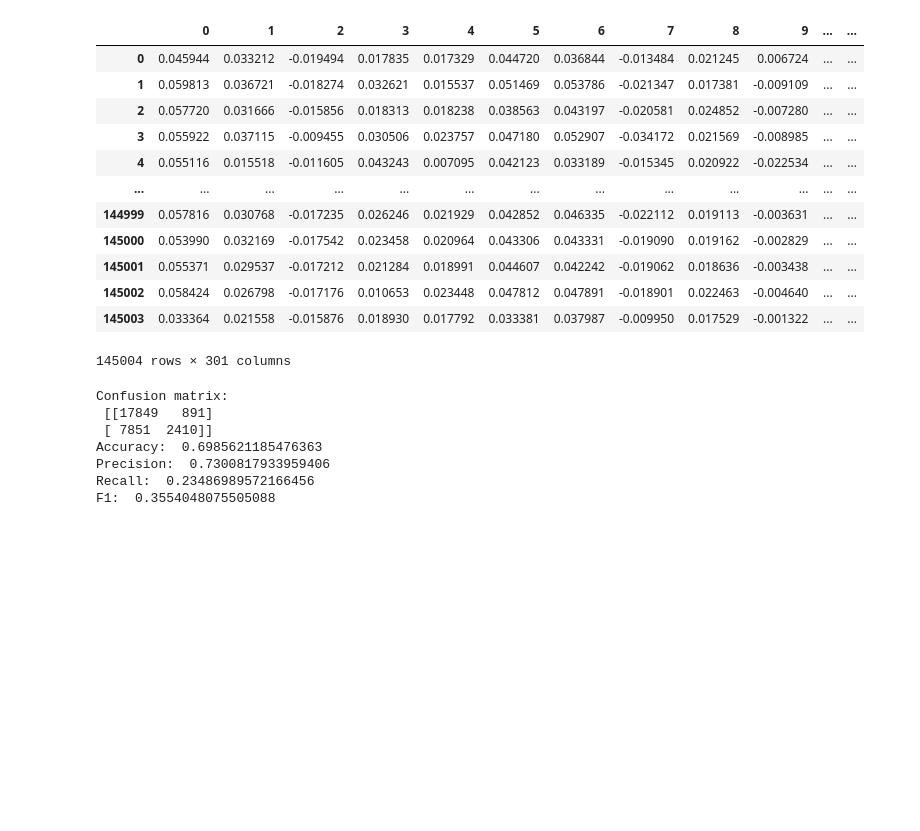
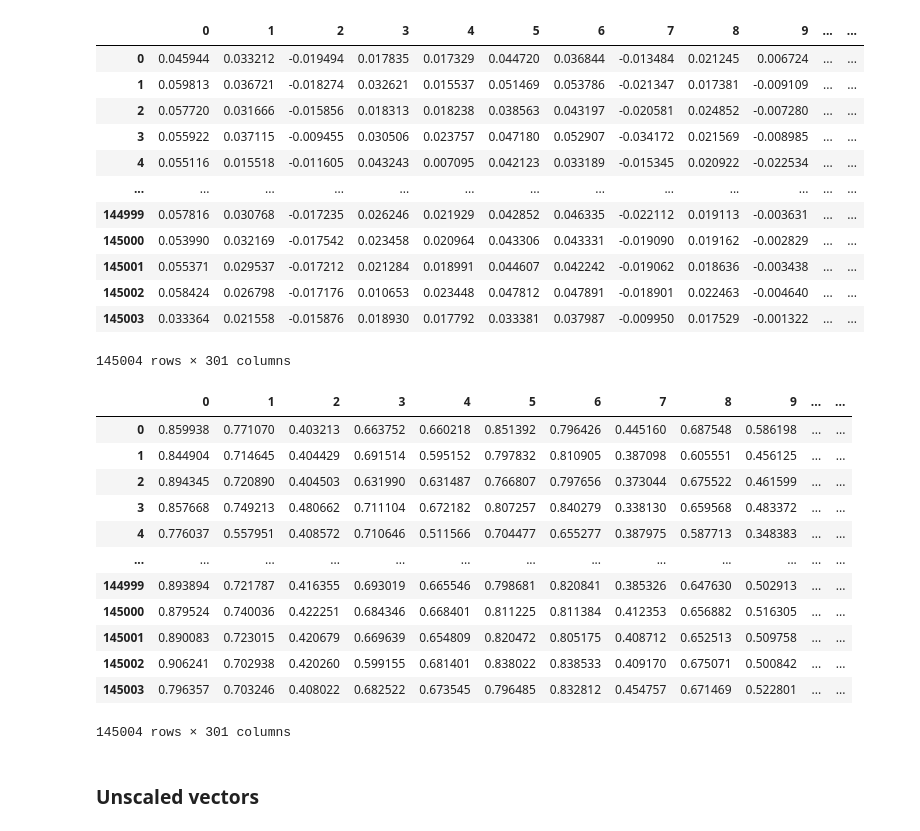
Before and after one commit to Oleksandra2020/propaganda_detection, a Jupyter notebook: propaganda_classifier.ipynb, the cells around one changed output. Drawn from its saved outputs; the diff is of its cells as text; code cells hidden in the pictures; blank space fills up the shorter version.

```diff
--- a/propaganda_classifier.ipynb
+++ b/propaganda_classifier.ipynb
@@ -41,7 +43,9 @@ strana.head()
 # %%
 true_vectors = []
 false_vectors = []
-
+scaled_true_vectors = []
+scaled_false_vectors = []
+scaler = MinMaxScaler()
 # df = pd.DataFrame()
 
 for i, news in enumerate(true_news):
@@ -62,15 +66,18 @@ for i, news in enumerate(true_news):
             if pd.isna(t[1]["Article"]):
                 continue
             true_vector = model.get_sentence_vector(t[1]["Article"])
+
+        scaled_true_vector = scaler.fit_transform(true_vector.reshape(-1, 1))
+        scaled_true_vectors.append(scaled_true_vector.squeeze(1))
         true_vectors.append(true_vector)
+
 
 for i, news in enumerate(prop_news):
     false_content = pd.read_csv(dr + news, delimiter="\t")
     for f in false_content.iterrows():
         false_vector = model.get_sentence_vector(f[1]["Article"])
+        scaled_false_vectors.append(scaler.fit_transform(false_vector.reshape(-1, 1)).squeeze(1))
         false_vectors.append(false_vector)
-
-# df
 # %%
 len(true_vectors), len(false_vectors)
 # %% [output]
@@ -93,6 +100,24 @@ df
 | 145002 | 0.058424 | 0.026798 | -0.017176 | 0.010653 | 0.023448 | 0.047812 | 0.047891 | -0.018901 | 0.022463 | -0.004640 | ... | ... |
 | 145003 | 0.033364 | 0.021558 | -0.015876 | 0.018930 | 0.017792 | 0.033381 | 0.037987 | -0.009950 | 0.017529 | -0.001322 | ... | ... |
 145004 rows × 301 columns
+# %%
+scaled_df = pd.DataFrame(scaled_true_vectors + scaled_false_vectors)
+scaled_df['y'] = [0]*len(scaled_true_vectors) + [1]*len(scaled_false_vectors)
+scaled_df
+# %% [output]
+|  | 0 | 1 | 2 | 3 | 4 | 5 | 6 | 7 | 8 | 9 | ... | ... |
+| 0 | 0.859938 | 0.771070 | 0.403213 | 0.663752 | 0.660218 | 0.851392 | 0.796426 | 0.445160 | 0.687548 | 0.586198 | ... | ... |
+| 1 | 0.844904 | 0.714645 | 0.404429 | 0.691514 | 0.595152 | 0.797832 | 0.810905 | 0.387098 | 0.605551 | 0.456125 | ... | ... |
+| 2 | 0.894345 | 0.720890 | 0.404503 | 0.631990 | 0.631487 | 0.766807 | 0.797656 | 0.373044 | 0.675522 | 0.461599 | ... | ... |
+| 3 | 0.857668 | 0.749213 | 0.480662 | 0.711104 | 0.672182 | 0.807257 | 0.840279 | 0.338130 | 0.659568 | 0.483372 | ... | ... |
+| 4 | 0.776037 | 0.557951 | 0.408572 | 0.710646 | 0.511566 | 0.704477 | 0.655277 | 0.387975 | 0.587713 | 0.348383 | ... | ... |
+| ... | ... | ... | ... | ... | ... | ... | ... | ... | ... | ... | ... | ... |
+| 144999 | 0.893894 | 0.721787 | 0.416355 | 0.693019 | 0.665546 | 0.798681 | 0.820841 | 0.385326 | 0.647630 | 0.502913 | ... | ... |
+| 145000 | 0.879524 | 0.740036 | 0.422251 | 0.684346 | 0.668401 | 0.811225 | 0.811384 | 0.412353 | 0.656882 | 0.516305 | ... | ... |
+| 145001 | 0.890083 | 0.723015 | 0.420679 | 0.669639 | 0.654809 | 0.820472 | 0.805175 | 0.408712 | 0.652513 | 0.509758 | ... | ... |
+| 145002 | 0.906241 | 0.702938 | 0.420260 | 0.599155 | 0.681401 | 0.838022 | 0.838533 | 0.409170 | 0.675071 | 0.500842 | ... | ... |
+| 145003 | 0.796357 | 0.703246 | 0.408022 | 0.682522 | 0.673545 | 0.796485 | 0.832812 | 0.454757 | 0.671469 | 0.522801 | ... | ... |
+145004 rows × 301 columns
 # %%
 X, y = df.iloc[:, :-1], df['y']
 
@@ -112,14 +148,2 @@ f1 = f1_score(prediction, y, zero_division=0)
-# %%
-print("Confusion matrix:\n", conf)
-print("Accuracy: ", acc)
-print("Precision: ", precision)
-print("Recall: ", recall)
-print("F1: ", f1)
-# %% [output]
-Confusion matrix:
- [[17849   891]
- [ 7851  2410]]
-Accuracy:  0.6985621185476363
-Precision:  0.7300817933959406
-Recall:  0.23486989572166456
-F1:  0.3554048075505088
+# %% [markdown]
+### Unscaled vectors
```
Also changed, not shown: parts of 10 cells of this notebook.
